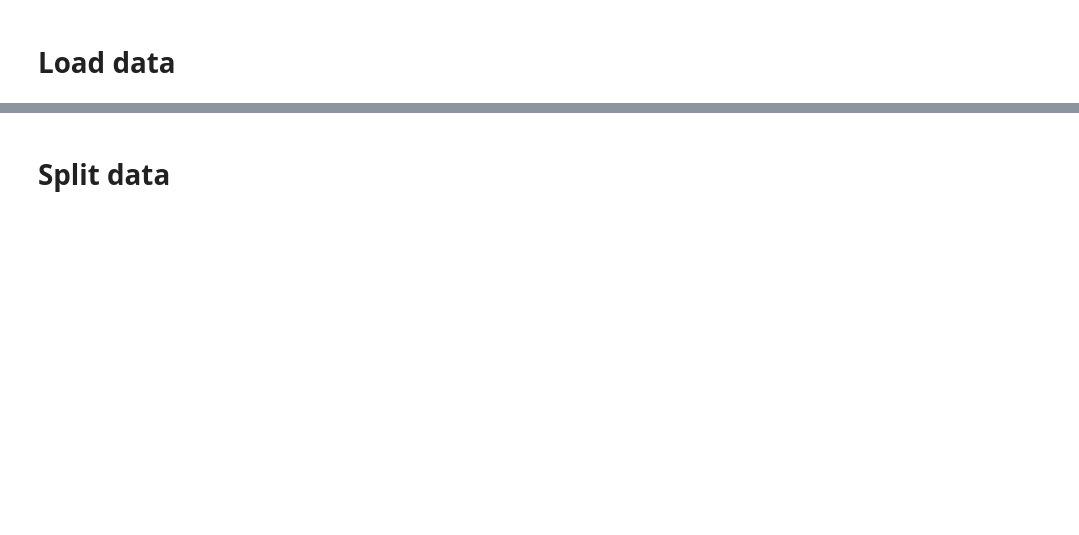
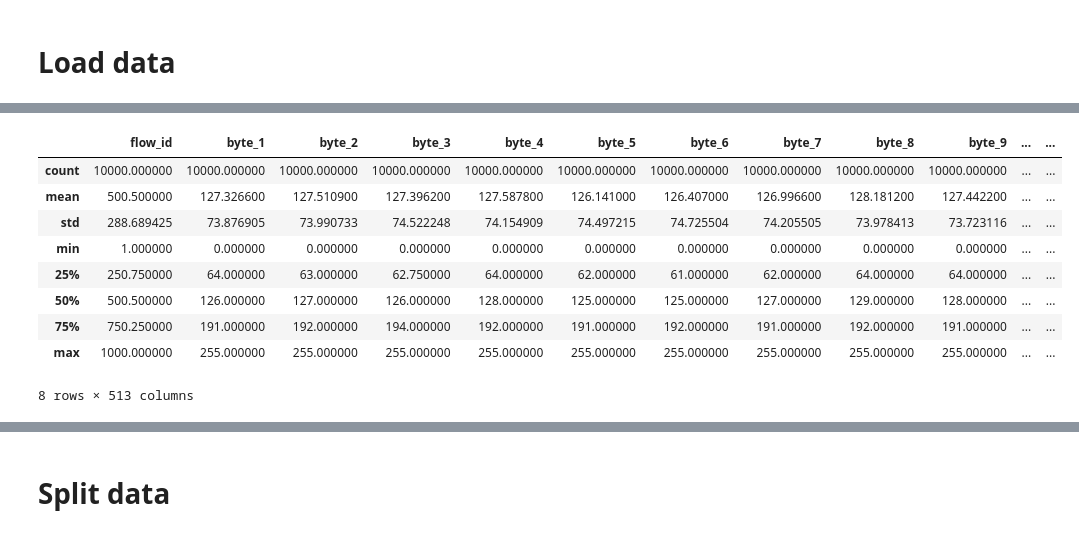
Before and after one commit to KamiYuri/doh-exfitration-detector, a Jupyter notebook: DOH_exfiltration_categorize.ipynb, the cells around one changed output, grey strips where cells are left out. Drawn from its saved outputs; the diff is of its cells as text; code cells hidden in the pictures; blank space fills up the shorter version.

```diff
--- a/DOH_exfiltration_categorize.ipynb
+++ b/DOH_exfiltration_categorize.ipynb
@@ -58,0 +80,13 @@ dnscat2_data.describe()
+# %%
+dns2tcp_data.describe()
+# %% [output]
+|  | flow_id | byte_1 | byte_2 | byte_3 | byte_4 | byte_5 | byte_6 | byte_7 | byte_8 | byte_9 | ... | ... |
+| count | 10000.000000 | 10000.000000 | 10000.000000 | 10000.000000 | 10000.000000 | 10000.000000 | 10000.000000 | 10000.000000 | 10000.000000 | 10000.000000 | ... | ... |
+| mean | 500.500000 | 127.326600 | 127.510900 | 127.396200 | 127.587800 | 126.141000 | 126.407000 | 126.996600 | 128.181200 | 127.442200 | ... | ... |
+| std | 288.689425 | 73.876905 | 73.990733 | 74.522248 | 74.154909 | 74.497215 | 74.725504 | 74.205505 | 73.978413 | 73.723116 | ... | ... |
+| min | 1.000000 | 0.000000 | 0.000000 | 0.000000 | 0.000000 | 0.000000 | 0.000000 | 0.000000 | 0.000000 | 0.000000 | ... | ... |
+| 25% | 250.750000 | 64.000000 | 63.000000 | 62.750000 | 64.000000 | 62.000000 | 61.000000 | 62.000000 | 64.000000 | 64.000000 | ... | ... |
+| 50% | 500.500000 | 126.000000 | 127.000000 | 126.000000 | 128.000000 | 125.000000 | 125.000000 | 127.000000 | 129.000000 | 128.000000 | ... | ... |
+| 75% | 750.250000 | 191.000000 | 192.000000 | 194.000000 | 192.000000 | 191.000000 | 192.000000 | 191.000000 | 192.000000 | 191.000000 | ... | ... |
+| max | 1000.000000 | 255.000000 | 255.000000 | 255.000000 | 255.000000 | 255.000000 | 255.000000 | 255.000000 | 255.000000 | 255.000000 | ... | ... |
+8 rows × 513 columns
```
Also changed, not shown: parts of 46 cells of this notebook.
